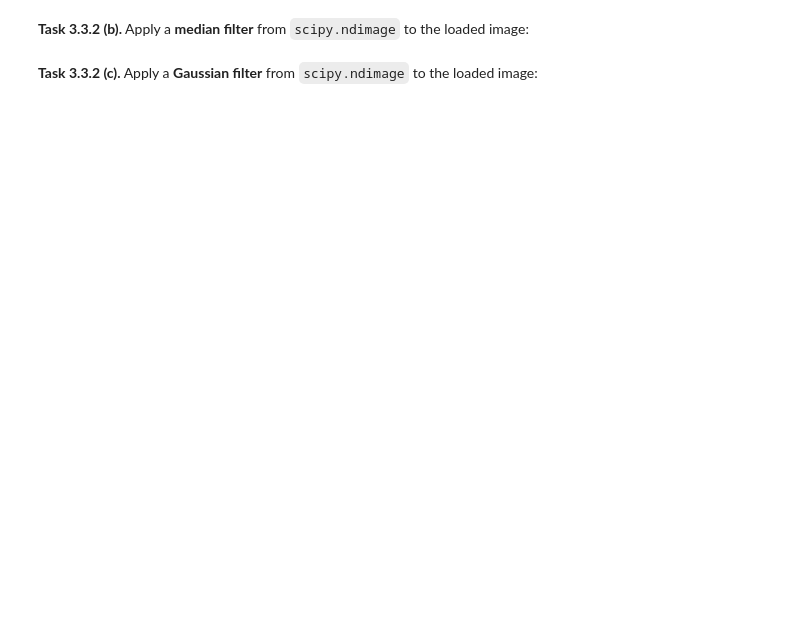
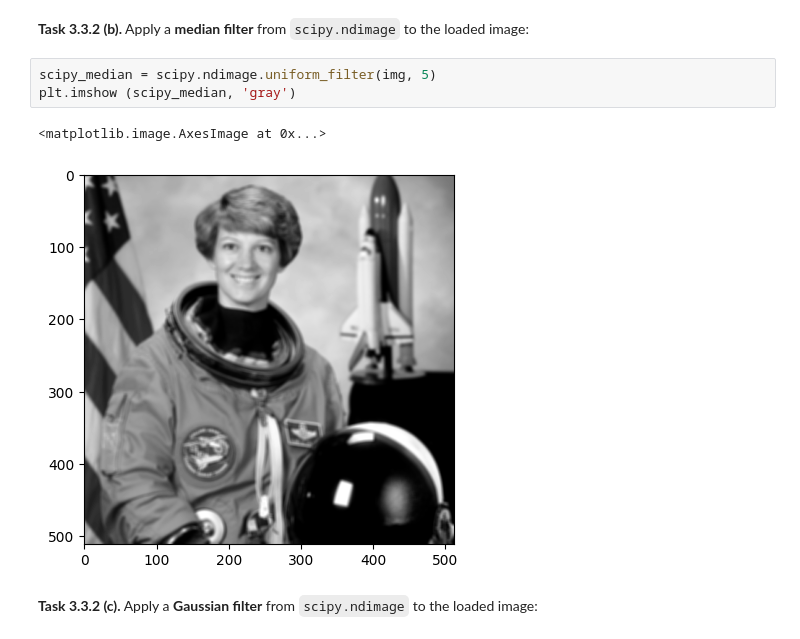
Before and after one commit to annalina2609/mobi-fs3-python, a Jupyter notebook: task3.ipynb, the cells around one changed output. Cells and saved outputs as stored; diff of their text form; blank space fills up the shorter version.

```diff
--- a/task3.ipynb
+++ b/task3.ipynb
@@ -83,4 +94,10 @@ Then, compare your result for filter size `5` with the correct result image `dat
 # %% [markdown]
 **<a id="#">Task 3.3.2 (b).</a>** Apply a **median filter** from `scipy.ndimage` to the loaded image:
+# %%
+scipy_median = scipy.ndimage.uniform_filter(img, 5)
+plt.imshow (scipy_median, 'gray')
+# %% [output]
+<matplotlib.image.AxesImage at 0x...>
+[figure, added]
 # %% [markdown]
 **<a id="#">Task 3.3.2 (c).</a>** Apply a **Gaussian filter** from `scipy.ndimage` to the loaded image:
```
Also changed, not shown: parts of 8 cells of this notebook.
